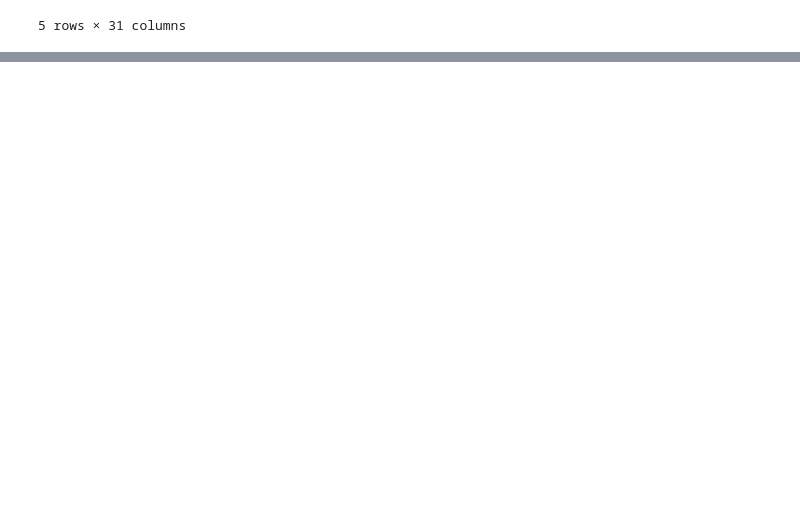
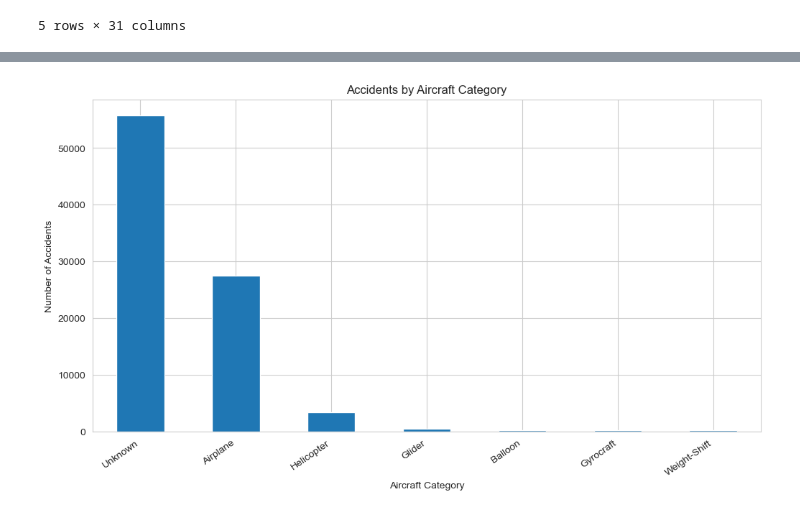
Before and after one commit to abelchol-ship-it/DSC-PHASE-1-PROJECT-THE-LOWEST-RISK-AIRCRAFT, a Jupyter notebook: student.ipynb, the cells around one changed output, grey strips where cells are left out. Saved outputs shown, nothing was run; the diff lists cells and outputs as text; code cells hidden in the pictures; blank space fills up the shorter version.

```diff
--- a/student.ipynb
+++ b/student.ipynb
@@ -142,0 +368,12 @@ Before performing analysis, the dataset must be **cleaned and standardized**:
+# %%
+category_counts = lowest_risk_aircraft['Aircraft_Category'].value_counts().head(7)
+
+plt.figure()
+category_counts.plot(kind='bar')
+plt.title('Accidents by Aircraft Category')
+plt.xlabel('Aircraft Category')
+plt.ylabel('Number of Accidents')
+plt.xticks(rotation=35, ha='right')
+plt.show()
+# %% [output]
+[figure, added]
```
Also changed, not shown: parts of 93 cells of this notebook, 20 other files.
